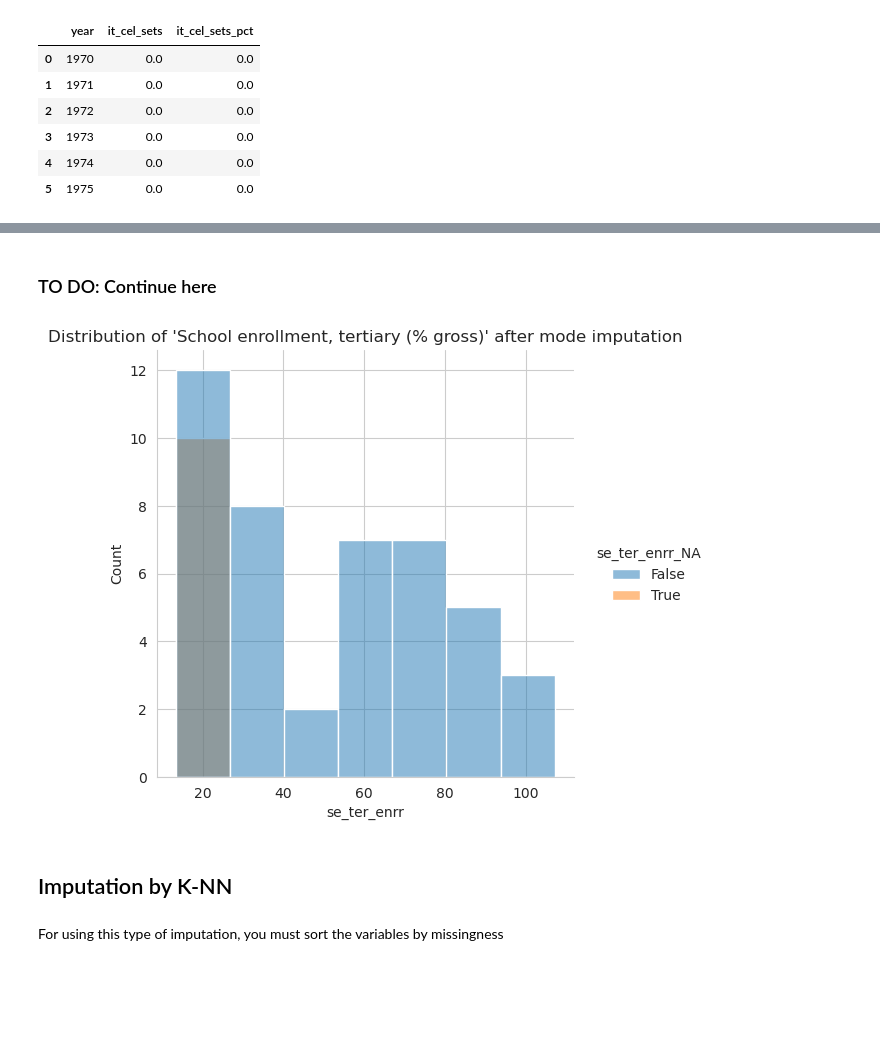
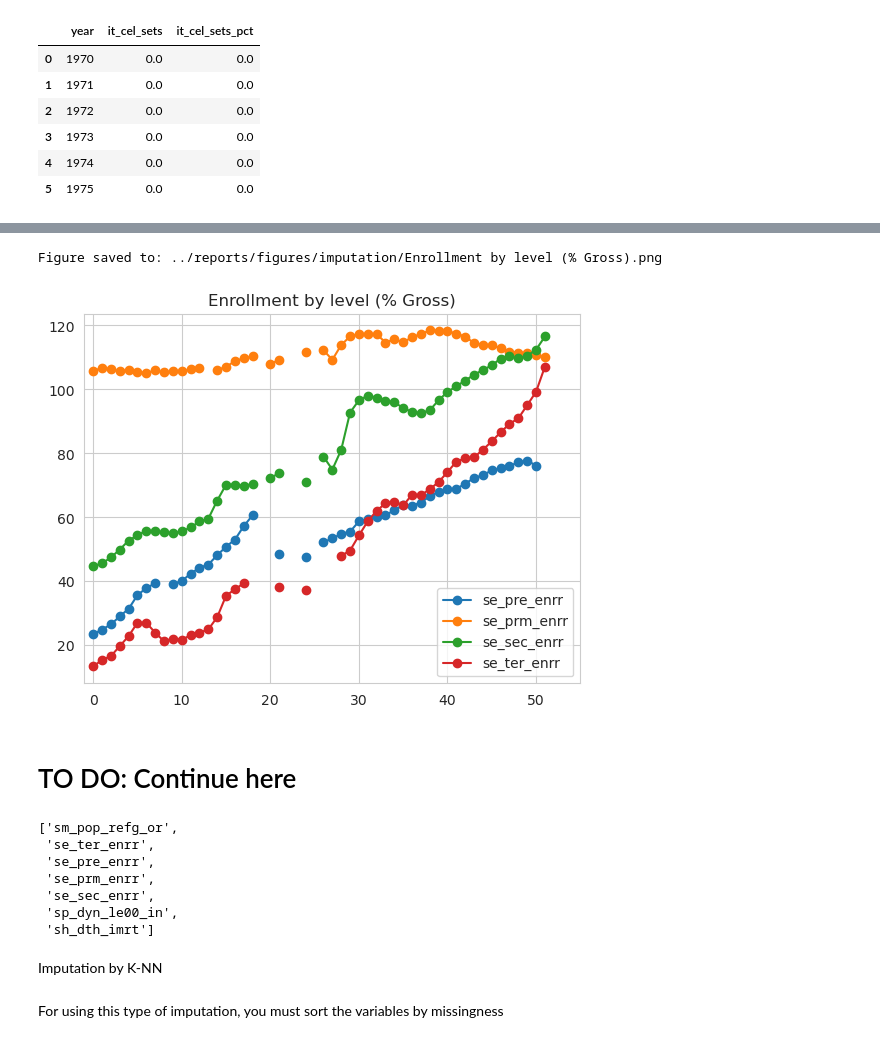
Before and after one commit to alejo-cuello/research-on-argentina, a Jupyter notebook: notebooks/0.2-alejo-impute_data.ipynb, the cells around one changed output, grey strips where cells are left out. Drawn from its saved outputs; the diff is of its cells as text; code cells hidden in the pictures; blank space fills up the shorter version.

```diff
--- a/notebooks/0.2-alejo-impute_data.ipynb
+++ b/notebooks/0.2-alejo-impute_data.ipynb
@@ -167,16 +177,3 @@ arg_di_df[['year','it_cel_sets','it_cel_sets_pct']].head(6)
 | 3 | 1973 | 0.0 | 0.0 |
 | 4 | 1974 | 0.0 | 0.0 |
 | 5 | 1975 | 0.0 | 0.0 |
-# %%
-arg_di_df[columns_with_missing_values[4] + "_ffill"] = arg_di_df[columns_with_missing_values[4]].ffill()
-arg_di_df[columns_with_missing_values[4] + "_bfill"] = arg_di_df[columns_with_missing_values[4]].bfill()
-arg_di_df[columns_with_missing_values[4] + "_linear"] = arg_di_df[columns_with_missing_values[4]].interpolate(method="linear")
-arg_di_df[columns_with_missing_values[4] + "_quadratic"] = arg_di_df[columns_with_missing_values[4]].interpolate(method="quadratic")
-arg_di_df[columns_with_missing_values[4] + "_nearest"] = arg_di_df[columns_with_missing_values[4]].interpolate(method="nearest")
-
-arg_di_df[arg_di_df[columns_with_missing_values[4]].isna()][[columns_with_missing_values[4],
-                             columns_with_missing_values[4] + "_ffill",
-                             columns_with_missing_values[4] + "_linear",
-                            columns_with_missing_values[4] + "_quadratic",
-                            columns_with_missing_values[4] + "_nearest",
-                            columns_with_missing_values[4] + "_bfill"]]
@@ -191,2 +227,10 @@ arg_di_df[arg_di_df[columns_with_missing_values[4]].isna()][[columns_with_missin
+# %%
+arg_di_df[["se_pre_enrr","se_prm_enrr","se_sec_enrr","se_ter_enrr"]].plot(marker="o",xlim=(-1,55))
+title = "Enrollment by level (% Gross)"
+plt.title(title)
+save_figure(title, subfolder="imputation")
+# %% [output]
+Figure saved to: ../reports/figures/imputation/Enrollment by level (% Gross).png
+[figure, added]
 # %% [markdown]
-### TO DO: Continue here
+# TO DO: Continue here
@@ -201,9 +237,16 @@ for i, col in enumerate(columns_with_missing_values):
-# %%
-plot_imputation_by_statistic(shadow_matrix, columns_with_missing_values[0], "mode")
-# %% [output]
-[figure, removed]
+# %%
+columns_with_missing_values = get_columns_with_missing_values(arg_di_df)
+columns_with_missing_values
+# %% [output]
+['sm_pop_refg_or',
+ 'se_ter_enrr',
+ 'se_pre_enrr',
+ 'se_prm_enrr',
+ 'se_sec_enrr',
+ 'sp_dyn_le00_in',
+ 'sh_dth_imrt']
 # %% [markdown]
-## Imputation by K-NN
+Imputation by K-NN
 # %% [markdown]
 For using this type of imputation, you must sort the variables by missingness
 # %%
```
Also changed, not shown: parts of 19 cells of this notebook.
